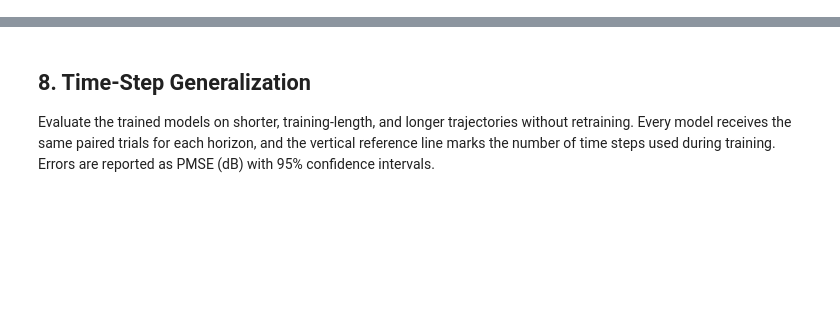
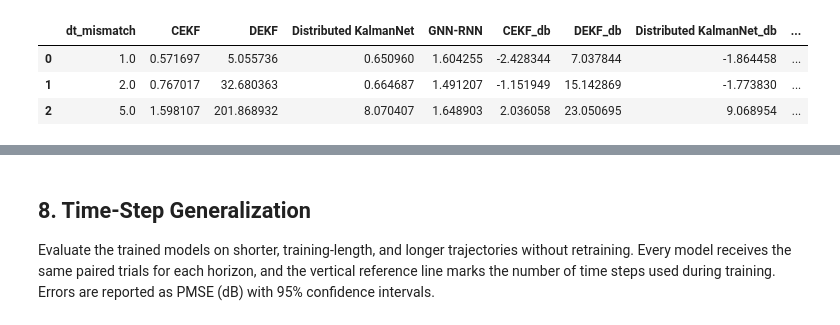
Before and after one commit to AvivG123/distributedKNET, a Jupyter notebook: notebooks/localization_simulation.ipynb, the cells around one changed output, grey strips where cells are left out. Drawn from its saved outputs; the diff is of its cells as text; code cells hidden in the pictures; blank space fills up the shorter version.

```diff
--- a/notebooks/localization_simulation.ipynb
+++ b/notebooks/localization_simulation.ipynb
@@ -485,32 +575,37 @@ for ratio in dt_mismatch_values:
         x_dekf = x_hat_dekf_m[:, :, 0, 0].mean(axis=1)
         y_dekf = x_hat_dekf_m[:, :, 2, 0].mean(axis=1)
         trial_errors_dekf_m.append(np.sqrt((x_true - x_dekf) ** 2 + (y_true - y_dekf) ** 2).mean())
 
         trial_errors_dkn_m.append(np.sqrt((x_true - x_hat_dkn_m[:, 0]) ** 2 + (y_true - x_hat_dkn_m[:, 2]) ** 2).mean())
         if x_hat_gnn_rnn_m is not None:
             trial_errors_gnn_rnn_m.append(np.sqrt((x_true - x_hat_gnn_rnn_m[:, 0]) ** 2 + (y_true - x_hat_gnn_rnn_m[:, 2]) ** 2).mean())
 
     mismatch_errors_cekf.append(np.mean(trial_errors_cekf_m))
     mismatch_errors_dekf.append(np.mean(trial_errors_dekf_m))
     mismatch_errors_dkn.append(np.mean(trial_errors_dkn_m))
     mismatch_errors_gnn_rnn.append(np.mean(trial_errors_gnn_rnn_m) if trial_errors_gnn_rnn_m else np.nan)
 
 mismatch_results_df = pd.DataFrame({
     "dt_mismatch": dt_mismatch_values,
     "CEKF": mismatch_errors_cekf,
     "DEKF": mismatch_errors_dekf,
-    "DKN": mismatch_errors_dkn,
+    DKN_LABEL: mismatch_errors_dkn,
     "GNN-RNN": mismatch_errors_gnn_rnn,
 })
 # Too few mismatch ratios to justify a plot, so the table is reported directly.
 mismatch_epsilon = np.finfo(float).tiny
-for model_name in ["CEKF", "DEKF", "DKN", "GNN-RNN"]:
+for model_name in ["CEKF", "DEKF", DKN_LABEL, "GNN-RNN"]:
     mismatch_results_df[f"{model_name}_db"] = 10 * np.log10(
         np.maximum(mismatch_results_df[model_name], mismatch_epsilon)
     )
 
 print(
     f"dt mismatch robustness in PMSE (dB) (r={R_MISMATCH_EVAL}, {num_trials} trials, "
     f"mu={config_val['mu']}, T={num_time_steps})"
 )
 mismatch_results_df
+# %% [output]
+|  | dt_mismatch | CEKF | DEKF | Distributed KalmanNet | GNN-RNN | CEKF_db | DEKF_db | Distributed KalmanNet_db | ... |
+| 0 | 1.0 | 0.571697 | 5.055736 | 0.650960 | 1.604255 | -2.428344 | 7.037844 | -1.864458 | ... |
+| 1 | 2.0 | 0.767017 | 32.680363 | 0.664687 | 1.491207 | -1.151949 | 15.142869 | -1.773830 | ... |
+| 2 | 5.0 | 1.598107 | 201.868932 | 8.070407 | 1.648903 | 2.036058 | 23.050695 | 9.068954 | ... |
```
Also changed, not shown: parts of 21 cells of this notebook, 10 other files.
